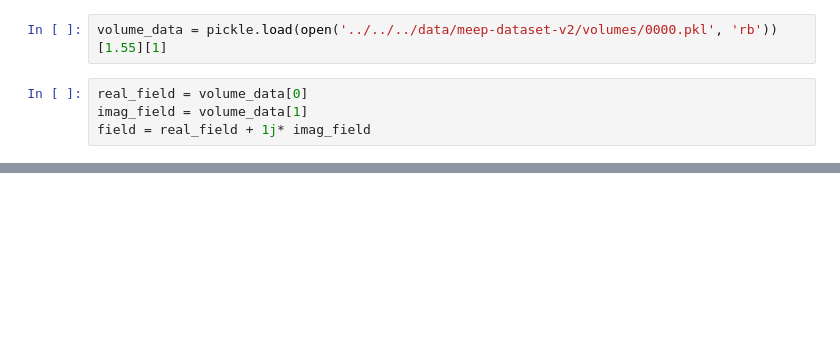
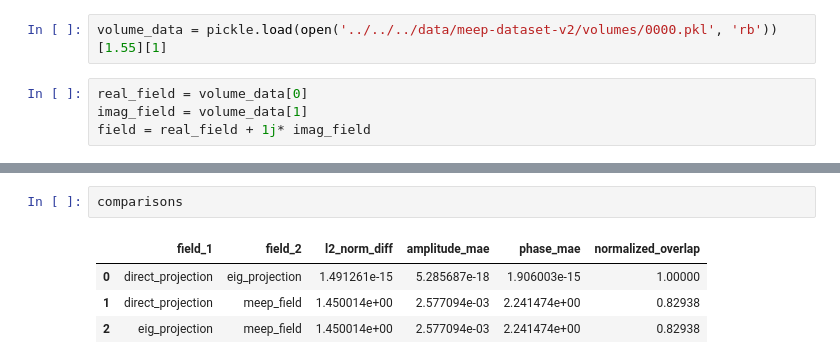
Before and after one commit to Kovaleski-Research-Lab/Bra-ket-optics, a Jupyter notebook: notebooks/forward_projection.ipynb, the cells around one changed output, grey strips where cells are left out. Saved outputs shown, nothing was run; the diff lists cells and outputs as text; blank space fills up the shorter version.

```diff
--- a/notebooks/forward_projection.ipynb
+++ b/notebooks/forward_projection.ipynb
@@ -64,0 +172,7 @@ plt.imshow(np.abs(test))
+# %%
+comparisons
+# %% [output]
+|  | field_1 | field_2 | l2_norm_diff | amplitude_mae | phase_mae | normalized_overlap |
+| 0 | direct_projection | eig_projection | 1.491261e-15 | 5.285687e-18 | 1.906003e-15 | 1.00000 |
+| 1 | direct_projection | meep_field | 1.450014e+00 | 2.577094e-03 | 2.241474e+00 | 0.82938 |
+| 2 | eig_projection | meep_field | 1.450014e+00 | 2.577094e-03 | 2.241474e+00 | 0.82938 |
```
Also changed, not shown: parts of 22 cells of this notebook, 10 other files.
